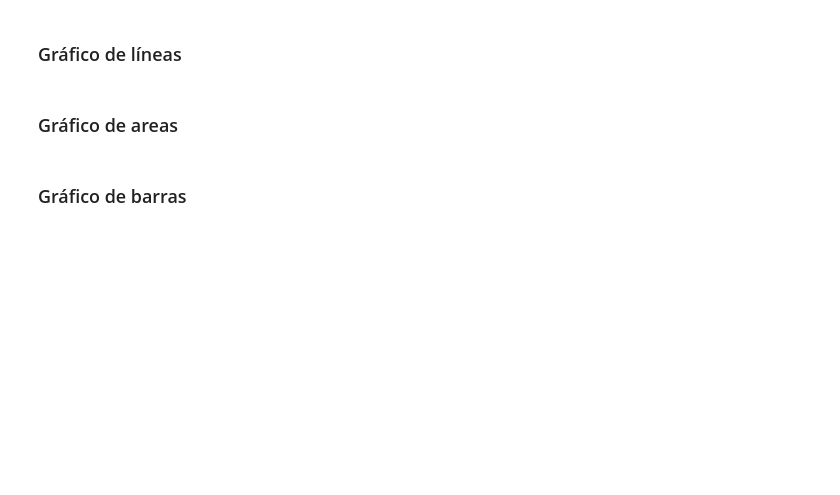
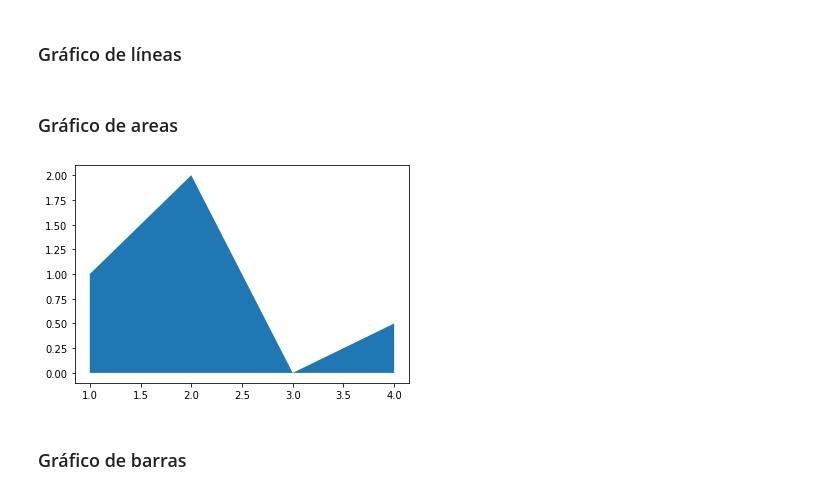
Before and after one commit to ri1965/DataScience, a Jupyter notebook: 1.Intro/9_Intro_Matplotib.ipynb, the cells around one changed output. Drawn from its saved outputs; the diff is of its cells as text; code cells hidden in the pictures; blank space fills up the shorter version.

```diff
--- a/1.Intro/9_Intro_Matplotib.ipynb
+++ b/1.Intro/9_Intro_Matplotib.ipynb
@@ -112,9 +116,12 @@ plt.show()
 ### Gráfico de areas
 # %%
 import matplotlib.pyplot as plt
-fig, ax = plt.subplots()
+fig = plt.figure()
+ax = fig.subplots()
 ax.fill_between([1, 2, 3, 4], [1, 2, 0, 0.5])
 plt.show()
+# %% [output]
+[figure, added]
 # %% [markdown]
 ### Gráfico de barras
 # %%
```
Also changed, not shown: parts of 23 cells of this notebook.
